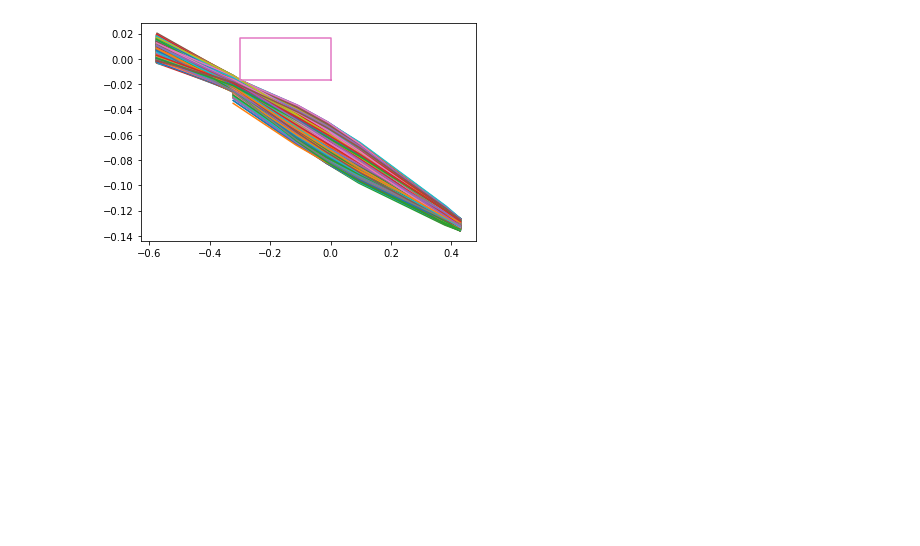
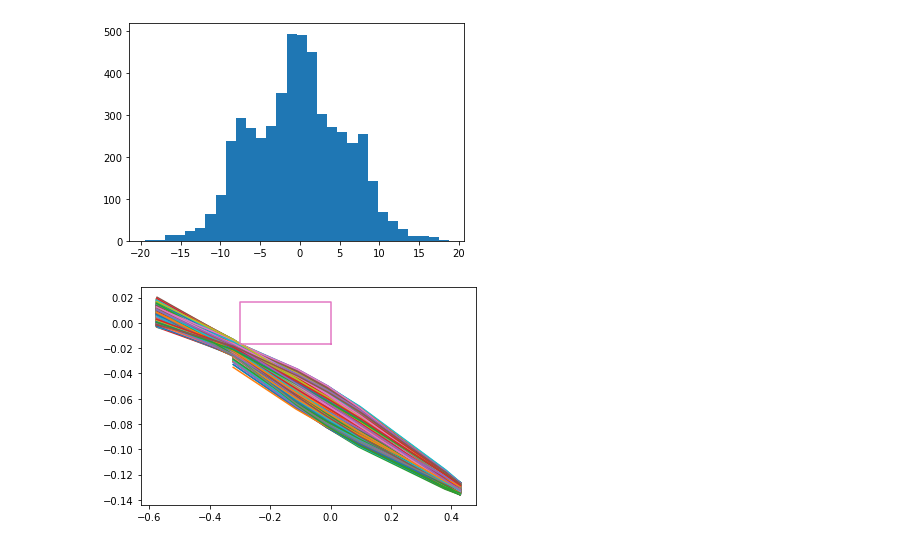
Before and after one commit to BillyTheKidPhysicist/storageRing, a Jupyter notebook: storageRingModel/notebook.ipynb, the cells around one changed output. Drawn from its saved outputs; the diff is of its cells as text; code cells hidden in the pictures; blank space fills up the shorter version.

```diff
--- a/storageRingModel/notebook.ipynb
+++ b/storageRingModel/notebook.ipynb
@@ -104,3 +446,8 @@ sol.fun,rOffset #(9.321391417934391e-05, 0.0038778991699218723)
+# %%
+plt.hist([p.pi[1] for p in swarmSystemTraced],bins=30)
+plt.show()
+# %% [output]
+[figure, added]
 # %%
 import itertools
 import os
```
Also changed, not shown: parts of 14 cells of this notebook, 7 other files.
